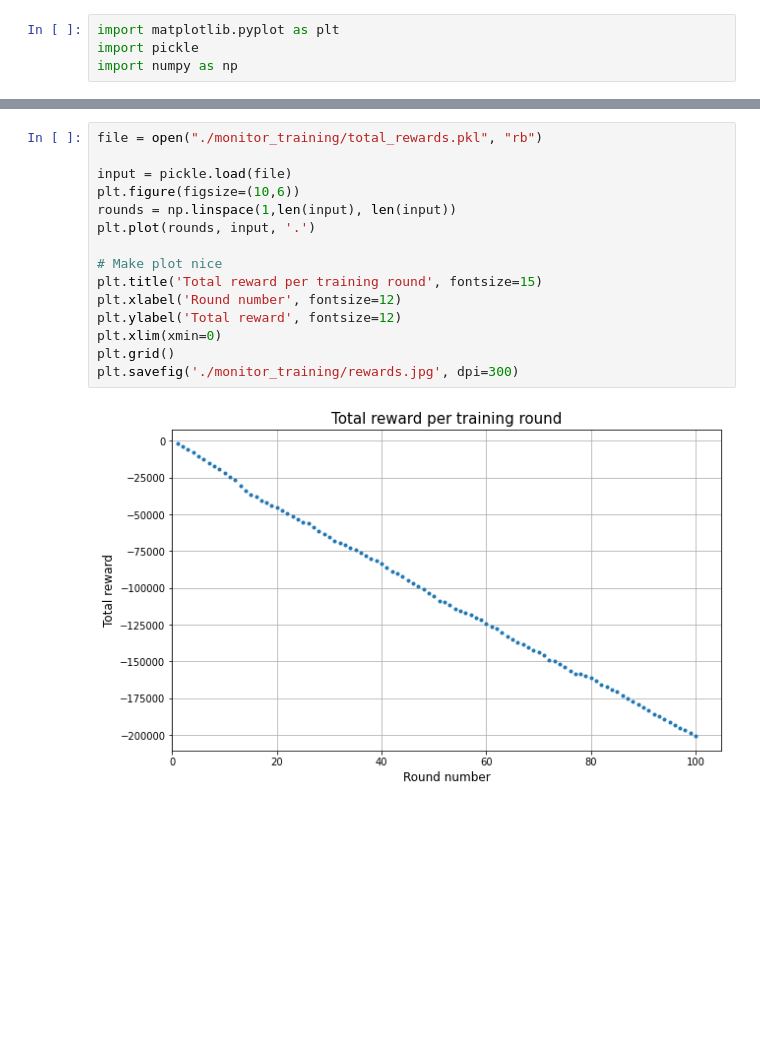
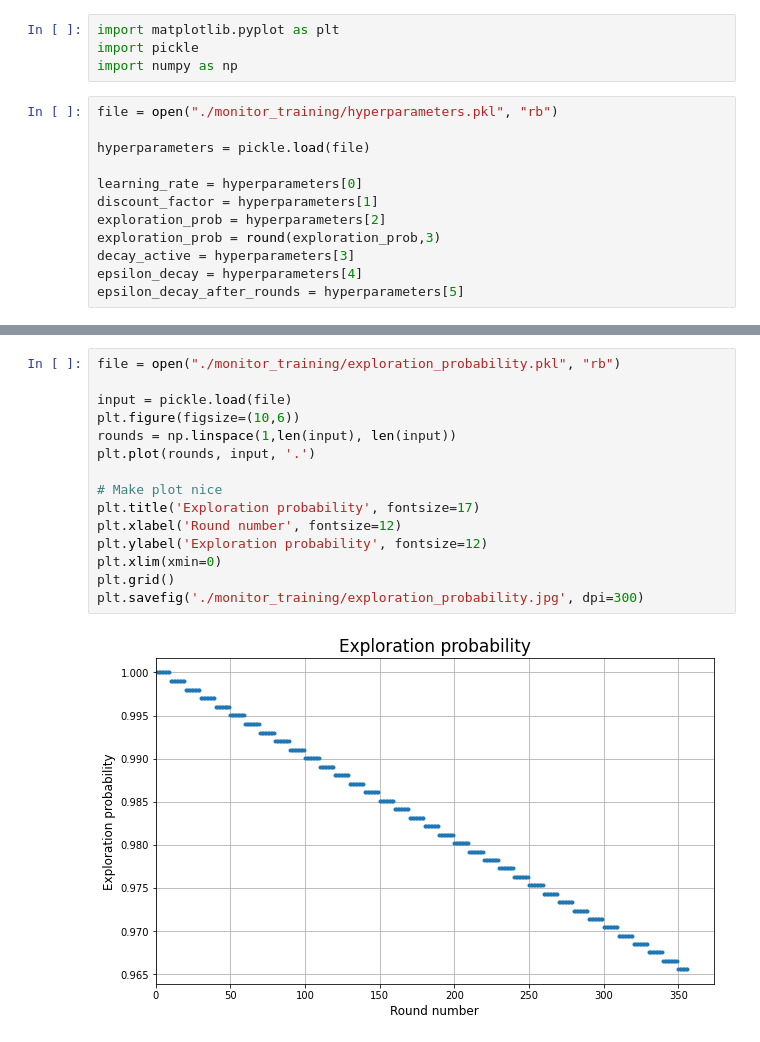
Before and after one commit to MrWhatZitToYaa/MLE, a Jupyter notebook: agent_code/custom_coin_collector/plots.ipynb, the cells around one changed output, grey strips where cells are left out. Saved outputs shown, nothing was run; the diff lists cells and outputs as text; blank space fills up the shorter version.

Commit message:
Added several plot to monitor training behaviour

```diff
--- a/agent_code/custom_coin_collector/plots.ipynb
+++ b/agent_code/custom_coin_collector/plots.ipynb
@@ -2,3 +2,15 @@
 import matplotlib.pyplot as plt
 import pickle
 import numpy as np
+# %%
+file = open("./monitor_training/hyperparameters.pkl", "rb")
+
+hyperparameters = pickle.load(file)
+
+learning_rate = hyperparameters[0]
+discount_factor = hyperparameters[1]
+exploration_prob = hyperparameters[2]
+exploration_prob = round(exploration_prob,3)
+decay_active = hyperparameters[3]
+epsilon_decay = hyperparameters[4]
+epsilon_decay_after_rounds = hyperparameters[5]
@@ -5,17 +70,17 @@ import numpy as np
 # %%
-file = open("./monitor_training/total_rewards.pkl", "rb")
+file = open("./monitor_training/exploration_probability.pkl", "rb")
 
 input = pickle.load(file)
 plt.figure(figsize=(10,6))
 rounds = np.linspace(1,len(input), len(input))
 plt.plot(rounds, input, '.')
 
 # Make plot nice
-plt.title('Total reward per training round', fontsize=15)
+plt.title('Exploration probability', fontsize=17)
 plt.xlabel('Round number', fontsize=12)
-plt.ylabel('Total reward', fontsize=12)
+plt.ylabel('Exploration probability', fontsize=12)
 plt.xlim(xmin=0)
 plt.grid()
-plt.savefig('./monitor_training/rewards.jpg', dpi=300)
+plt.savefig('./monitor_training/exploration_probability.jpg', dpi=300)
 # %% [output]
-[figure, old version]
+[figure, new version]
```
Also changed, not shown: parts of 3 cells of this notebook, 10 other files.
